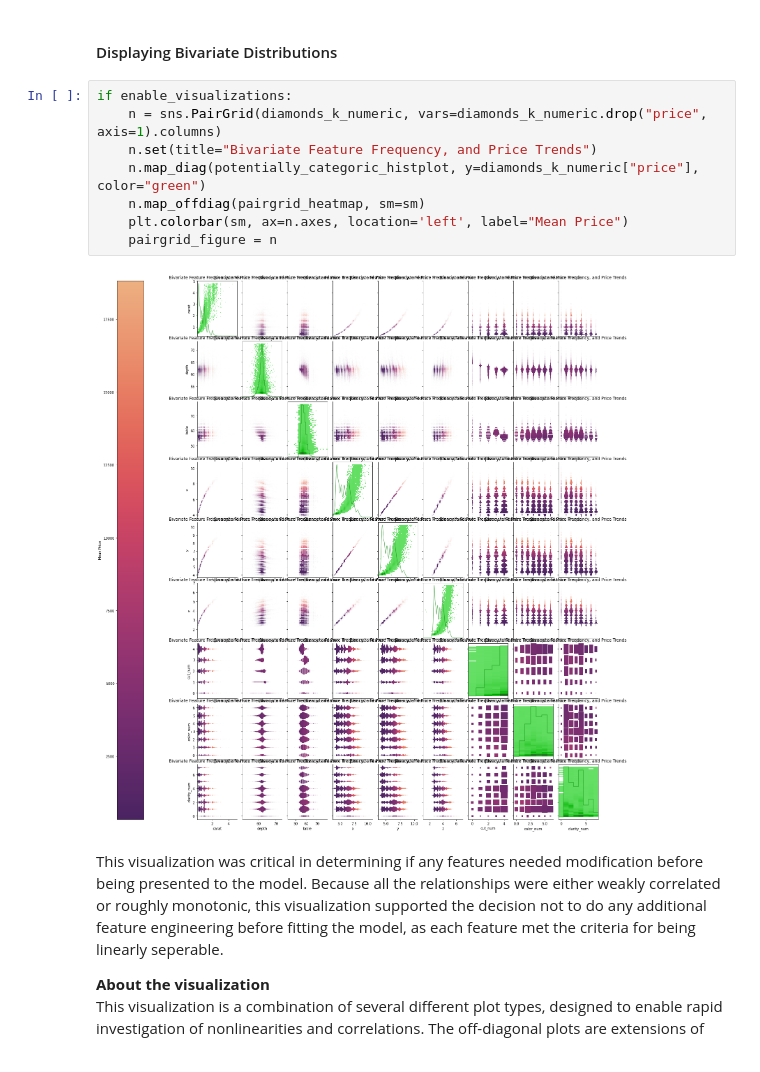
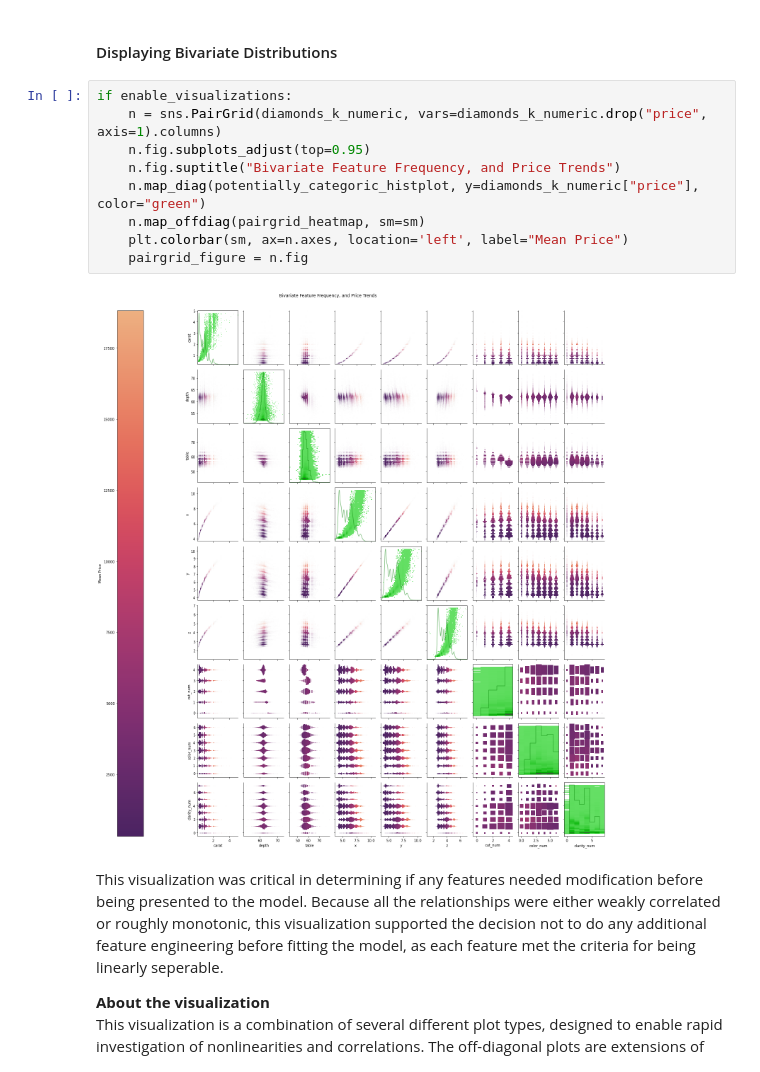
Before and after one commit to FractalMachinist/WGU-C968, a Jupyter notebook: In The Loupe Phase 1 Report.ipynb, the cells around one changed output. Saved outputs shown, nothing was run; the diff lists cells and outputs as text.

```diff
--- a/In The Loupe Phase 1 Report.ipynb
+++ b/In The Loupe Phase 1 Report.ipynb
@@ -435,13 +429,14 @@ $\pagebreak$
 # %%
 if enable_visualizations:
     n = sns.PairGrid(diamonds_k_numeric, vars=diamonds_k_numeric.drop("price", axis=1).columns)
-    n.set(title="Bivariate Feature Frequency, and Price Trends")
+    n.fig.subplots_adjust(top=0.95)
+    n.fig.suptitle("Bivariate Feature Frequency, and Price Trends")
     n.map_diag(potentially_categoric_histplot, y=diamonds_k_numeric["price"], color="green")
     n.map_offdiag(pairgrid_heatmap, sm=sm)
     plt.colorbar(sm, ax=n.axes, location='left', label="Mean Price")
-    pairgrid_figure = n
+    pairgrid_figure = n.fig
 # %% [output]
-[figure, old version]
+[figure, new version]
 # %% [markdown]
 This visualization was critical in determining if any features needed modification before being presented to the model. Because all the relationships were either weakly correlated or roughly monotonic, this visualization supported the decision not to do any additional feature engineering before fitting the model, as each feature met the criteria for being linearly seperable.
 
```
Also changed, not shown: parts of 19 cells of this notebook, 1 other file.
